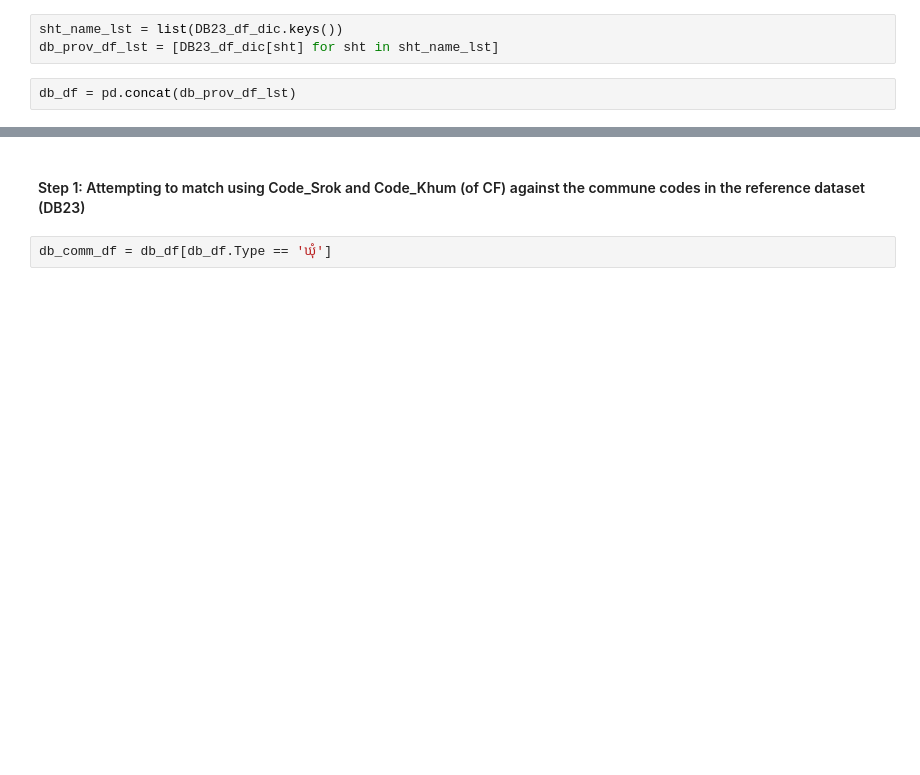
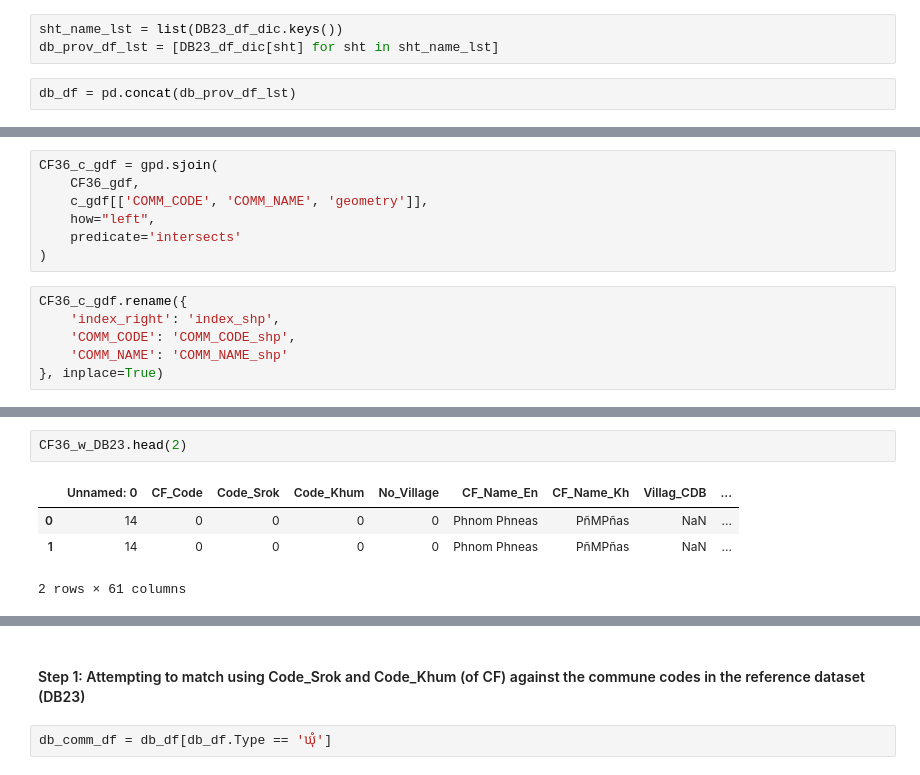
Before and after one commit to sig-gis/mpi, a Jupyter notebook: code/other/match_commune_CF_vs_DB23.ipynb, the cells around one changed output, grey strips where cells are left out. Saved outputs shown, nothing was run; the diff lists cells and outputs as text; blank space fills up the shorter version.

```diff
--- a/code/other/match_commune_CF_vs_DB23.ipynb
+++ b/code/other/match_commune_CF_vs_DB23.ipynb
@@ -41,0 +93,13 @@ db_df = pd.concat(db_prov_df_lst)
+# %%
+CF36_c_gdf = gpd.sjoin(
+    CF36_gdf,
+    c_gdf[['COMM_CODE', 'COMM_NAME', 'geometry']],
+    how="left",
+    predicate='intersects'
+)
+# %%
+CF36_c_gdf.rename({
+    'index_right': 'index_shp',
+    'COMM_CODE': 'COMM_CODE_shp',
+    'COMM_NAME': 'COMM_NAME_shp'
+}, inplace=True)
@@ -41,0 +146,7 @@ db_df = pd.concat(db_prov_df_lst)
+# %%
+CF36_w_DB23.head(2)
+# %% [output]
+|  | Unnamed: 0 | CF_Code | Code_Srok | Code_Khum | No_Village | CF_Name_En | CF_Name_Kh | Villag_CDB | ... |
+| 0 | 14 | 0 | 0 | 0 | 0 | Phnom Phneas | PñMPñas | NaN | ... |
+| 1 | 14 | 0 | 0 | 0 | 0 | Phnom Phneas | PñMPñas | NaN | ... |
+2 rows × 61 columns
```
Also changed, not shown: parts of 48 cells of this notebook, 2 other files.
